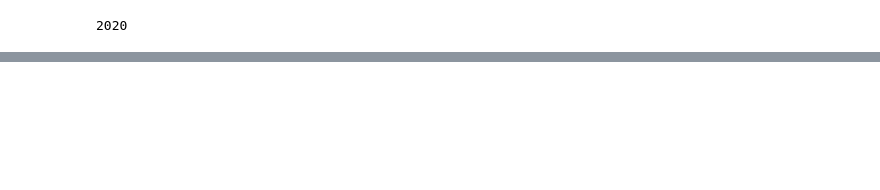
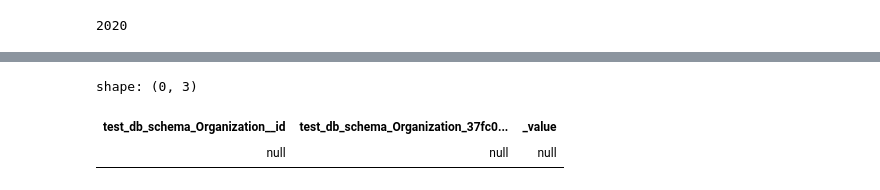
Before and after one commit to cloudlane-one/py-research, a Jupyter notebook: exp/test_db.ipynb, the cells around one changed output, grey strips where cells are left out. Cells and saved outputs as stored; diff of their text form; code cells hidden in the pictures; blank space fills up the shorter version.

```diff
--- a/exp/test_db.ipynb
+++ b/exp/test_db.ipynb
@@ -279,0 +302,3 @@ shape: (1, 4)
+# %%
+db[Organization.countries].df()
+# %% [output]
@@ -280,3 +306,6 @@ shape: (1, 4)
+shape: (0, 3)
+| test_db_schema_Organization__id | test_db_schema_Organization_37fc0... | _value |
+| null | null | null |
 # %%
 stats.sort_stats("cumulative")
 stats.print_stats("py_research")
```
Also changed, not shown: parts of 11 cells of this notebook, 1 other file.
